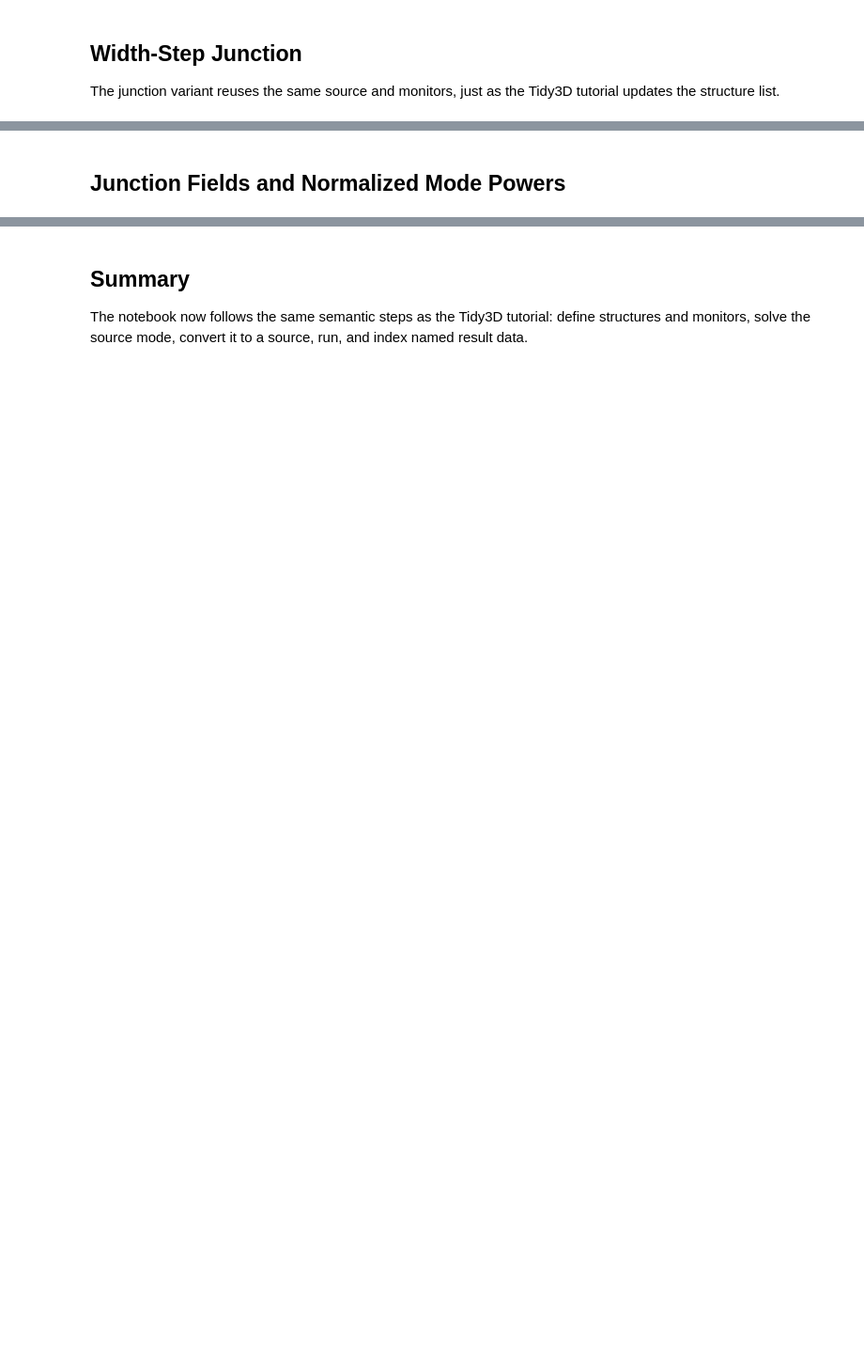
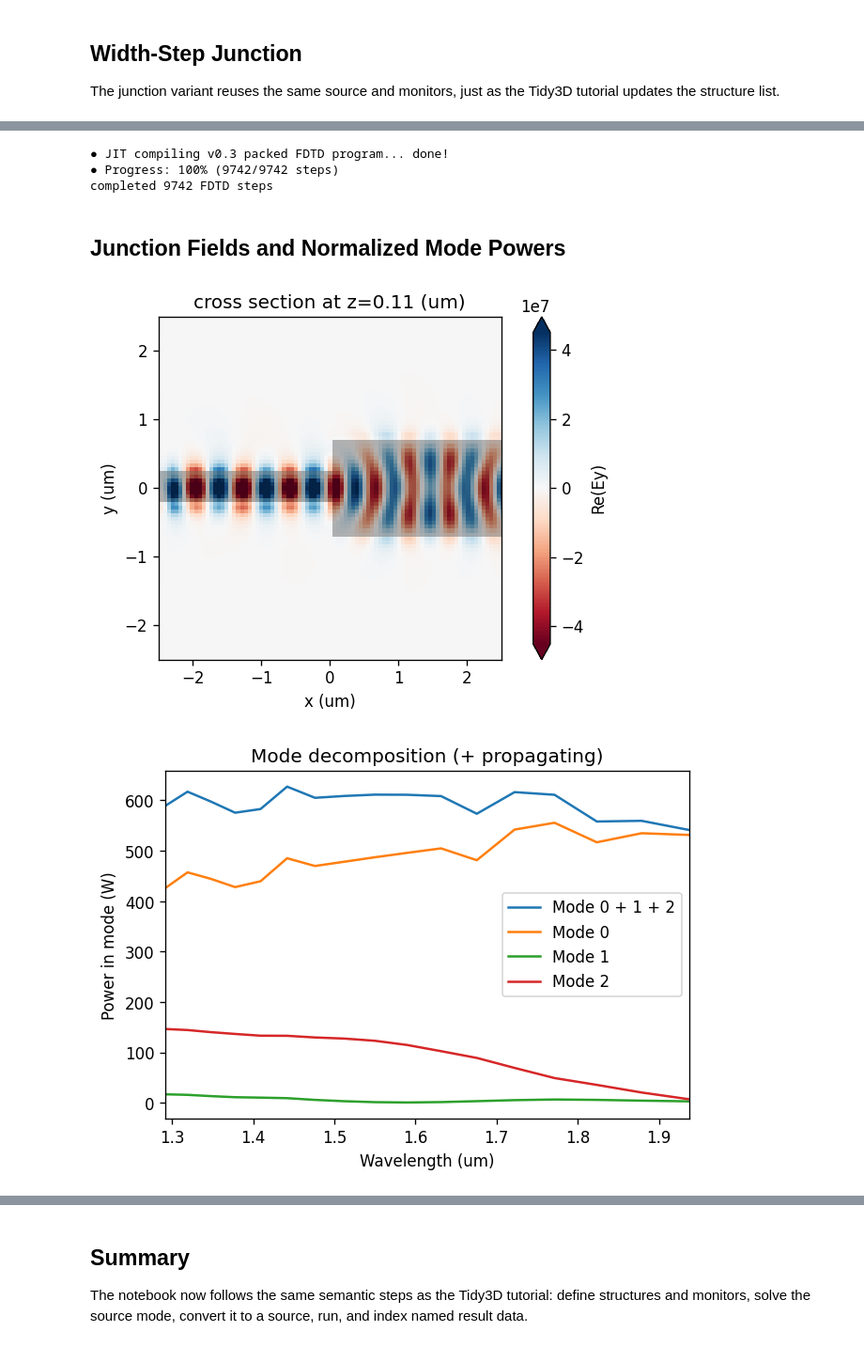
Before and after one commit to beamzorg/beamz-notebooks, a Jupyter notebook: notebooks/modal_sources_monitors.ipynb, the cells around one changed output, grey strips where cells are left out. Shown at 94% size. Cells and saved outputs as stored; diff of their text form; code cells hidden in the pictures; blank space fills up the shorter version.

```diff
--- a/notebooks/modal_sources_monitors.ipynb
+++ b/notebooks/modal_sources_monitors.ipynb
@@ -194,24 +228,28 @@ plt.show()
 # %%
-sim_data_jct = None
-if RUN_SIMULATIONS:
-    sim_data_jct = sim_jct.run(progress=True)
-    print(f"completed {sim_jct.current_step} FDTD steps")
+sim_data_jct = sim_jct.run(progress=True)
+print(f"completed {sim_jct.current_step} FDTD steps")
+# %% [output]
+● JIT compiling v0.3 packed FDTD program... done!
+● Progress: 100% (9742/9742 steps)
+completed 9742 FDTD steps
 # %% [markdown]
 ## Junction Fields and Normalized Mode Powers
 # %%
-if RUN_SIMULATIONS:
-    sim_data_jct.plot_field("field", "Ey", frequency=freq0, val="real", cmap="RdBu", xlim=(-2.5, 2.5), ylim=(-2.5, 2.5))
-    plt.show()
+sim_data_jct.plot_field("field", "Ey", frequency=freq0, val="real", cmap="RdBu", xlim=(-2.5, 2.5), ylim=(-2.5, 2.5))
+plt.show()
 
-    amps_jct = sim_data_jct["mode"].amps.sel(direction="+")
-    amps_jct = amps_jct / np.sqrt(np.maximum(flux_wg.values, 1e-18))[:, None]
+amps_jct = sim_data_jct["mode"].amps.sel(direction="+")
+amps_jct = amps_jct / np.sqrt(np.maximum(flux_wg.values, 1e-18))[:, None]
 
-    fig, ax = plt.subplots(1, figsize=(6, 4))
-    ax.plot(lambdas_um, np.sum(np.abs(amps_jct.values) ** 2, axis=1))
-    ax.plot(lambdas_um, np.abs(amps_jct.values) ** 2)
-    ax.set_xlim([lambdas_um[-1], lambdas_um[0]])
-    ax.set_xlabel("Wavelength (um)")
-    ax.set_ylabel("Power in mode (W)")
-    ax.set_title("Mode decomposition (+ propagating)")
-    ax.legend(["Mode 0 + 1 + 2", "Mode 0", "Mode 1", "Mode 2"])
-    plt.show()
+fig, ax = plt.subplots(1, figsize=(6, 4))
+ax.plot(lambdas_um, np.sum(np.abs(amps_jct.values) ** 2, axis=1))
+ax.plot(lambdas_um, np.abs(amps_jct.values) ** 2)
+ax.set_xlim([lambdas_um[-1], lambdas_um[0]])
+ax.set_xlabel("Wavelength (um)")
+ax.set_ylabel("Power in mode (W)")
+ax.set_title("Mode decomposition (+ propagating)")
+ax.legend(["Mode 0 + 1 + 2", "Mode 0", "Mode 1", "Mode 2"])
+plt.show()
+# %% [output]
+[figure, added]
+[figure, added]
```
Also changed, not shown: parts of 11 cells of this notebook.
